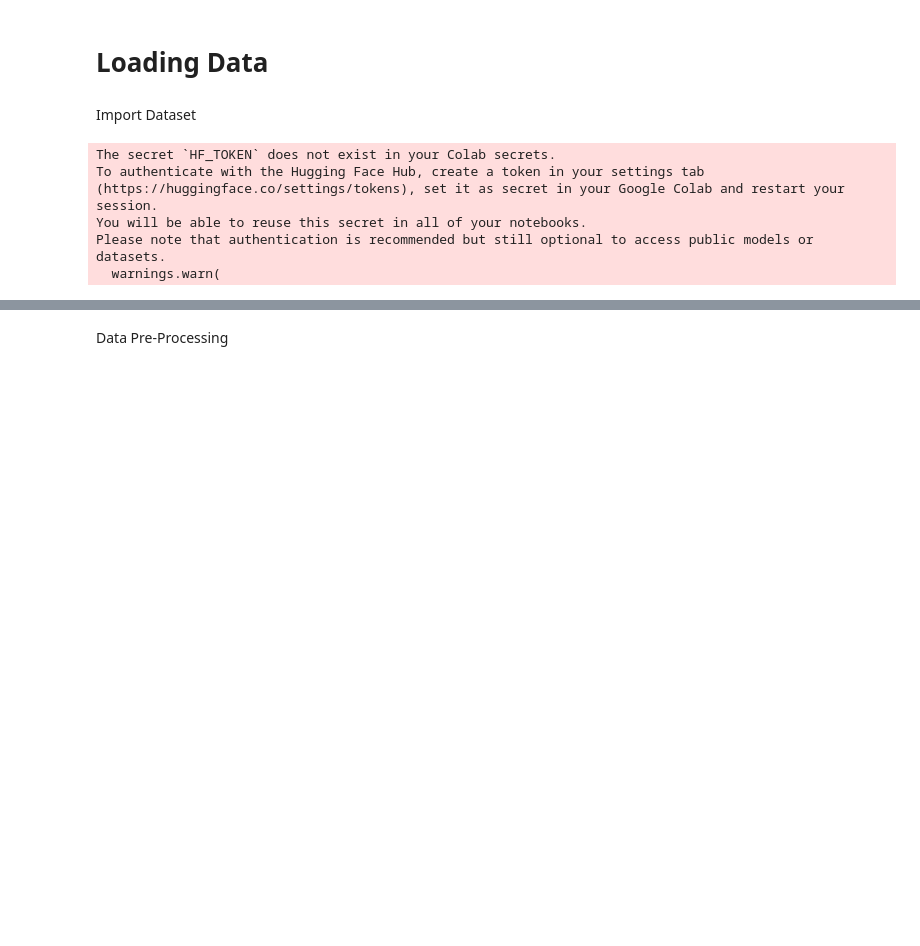
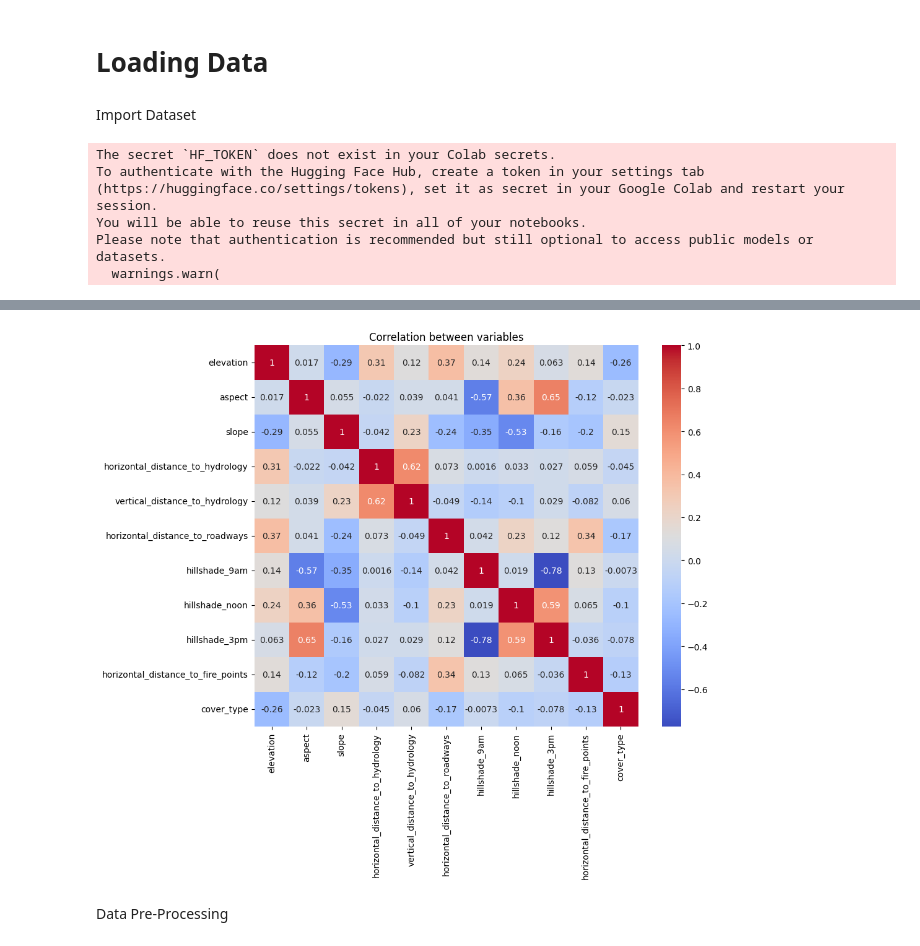
Before and after one commit to JaxDoge/CS6410, a Jupyter notebook: Group5Project.ipynb, the cells around one changed output, grey strips where cells are left out. Saved outputs shown, nothing was run; the diff lists cells and outputs as text; code cells hidden in the pictures; blank space fills up the shorter version.

```diff
--- a/Group5Project.ipynb
+++ b/Group5Project.ipynb
@@ -74,0 +96,5 @@ df_new = df_new.dropna(subset=['cover_type'])
+# %%
+# Statistical Analysis
+# Calculating correlation matrix
+correlation_matrix = plot_df_new.iloc[:, [0,1, 2, 3, 4,5,6,7,8,9,54]].corr()
+print(correlation_matrix)
@@ -75,3 +119,11 @@ df_new = df_new.dropna(subset=['cover_type'])
+# %%
+#  Advanced Visualization - Heatmap of the Correlation Matrix
+plt.figure(figsize=(10, 8))
+sns.heatmap(correlation_matrix, annot=True, cmap='coolwarm')
+plt.title('Correlation between variables')
+plt.show()
+# %% [output]
+[figure, added]
 # %% [markdown]
 Data Pre-Processing
 # %%
```
Also changed, not shown: parts of 29 cells of this notebook.
